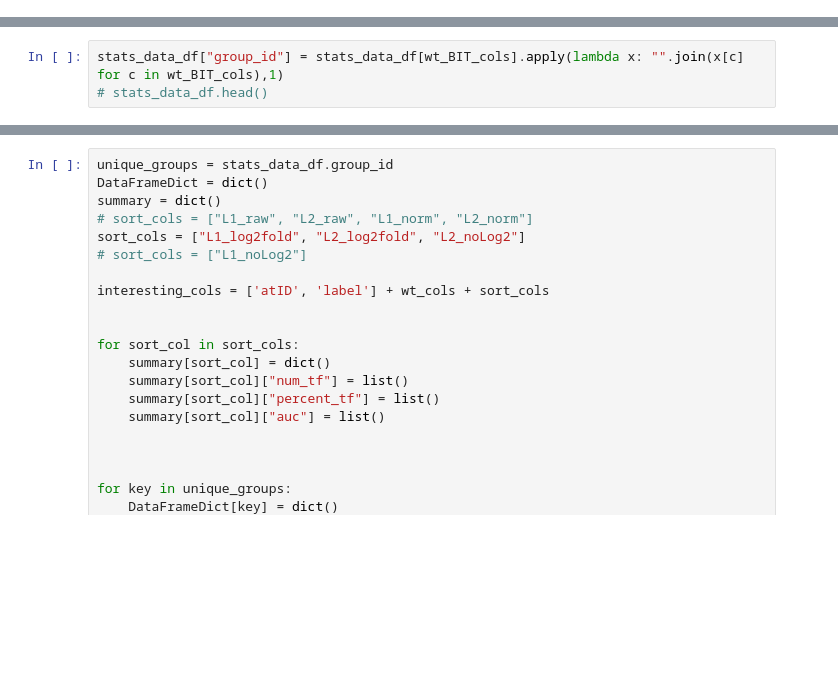
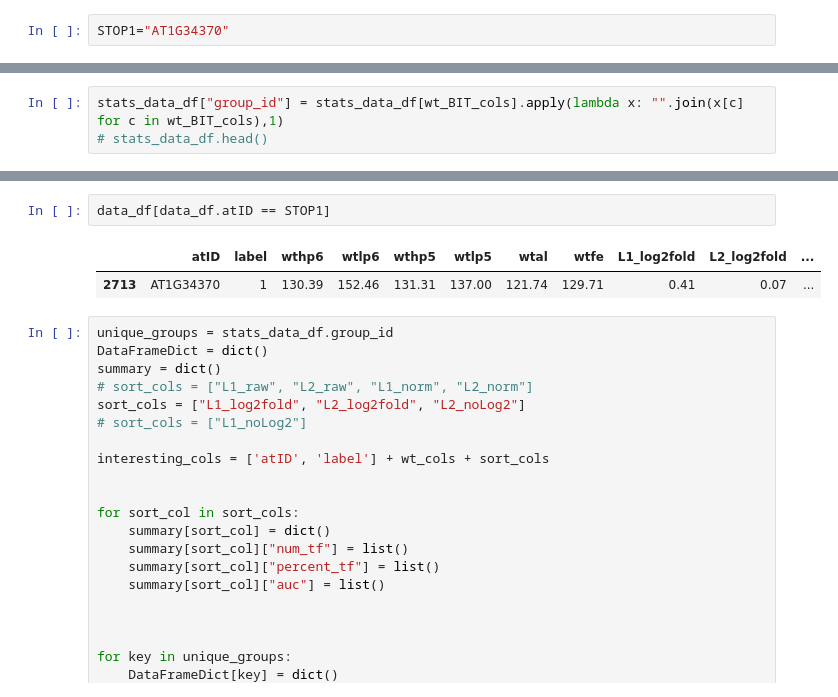
Before and after one commit to chaupmcs/plant_project, a Jupyter notebook: plant_model-UP_DOWN_NOCHANGE-Log2Fold.ipynb, the cells around one changed output, grey strips where cells are left out. Drawn from its saved outputs; the diff is of its cells as text; blank space fills up the shorter version.

```diff
--- a/plant_model-UP_DOWN_NOCHANGE-Log2Fold.ipynb
+++ b/plant_model-UP_DOWN_NOCHANGE-Log2Fold.ipynb
@@ -88,3 +122,5 @@ def convert_to_up_down_noChange(x, thres, c, base_col):
+# %%
+STOP1="AT1G34370"
 # %%
 df = pd.read_csv("./data/cleaned_data.csv")
 df.shape
@@ -262,3 +298,8 @@ stats_class_1_only
+# %%
+data_df[data_df.atID == STOP1]
+# %% [output]
+|  | atID | label | wthp6 | wtlp6 | wthp5 | wtlp5 | wtal | wtfe | L1_log2fold | L2_log2fold | ... |
+| 2713 | AT1G34370 | 1 | 130.39 | 152.46 | 131.31 | 137.00 | 121.74 | 129.71 | 0.41 | 0.07 | ... |
 # %%
 unique_groups = stats_data_df.group_id
 DataFrameDict = dict()
```
Also changed, not shown: parts of 11 cells of this notebook, 1 other file.
